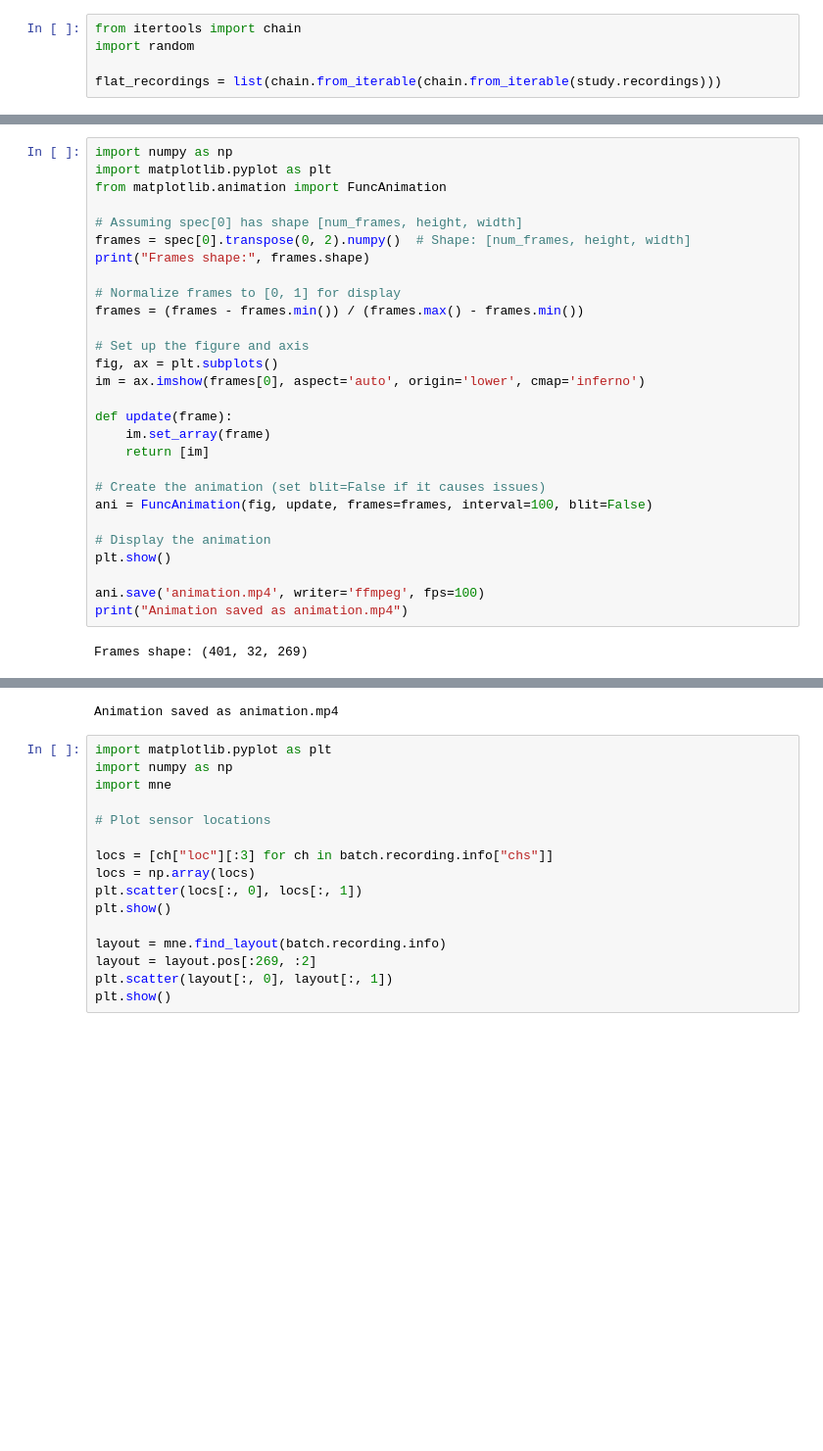
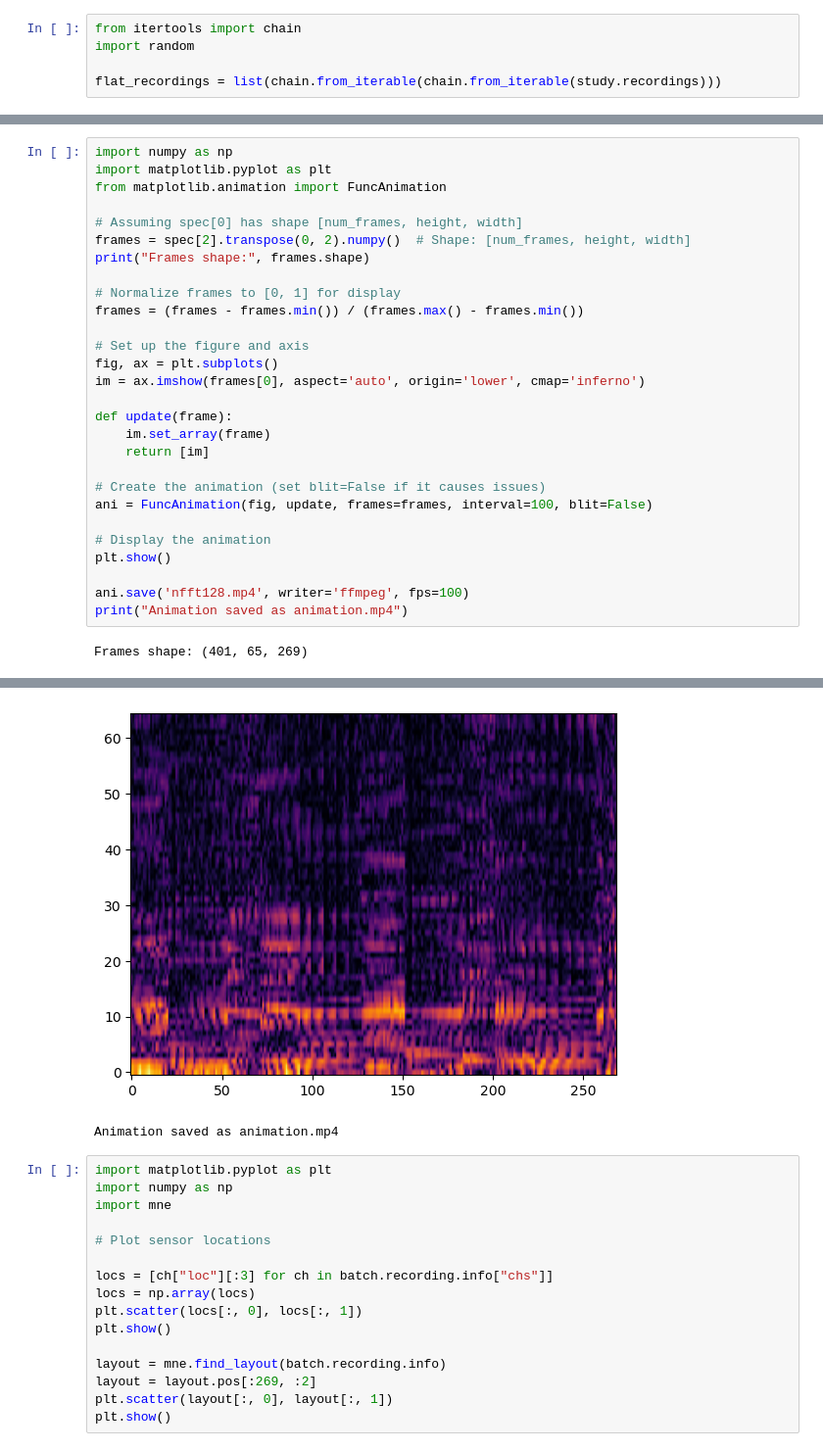
Before and after one commit to shsu04/brain-decoding, a Jupyter notebook: test.ipynb, the cells around one changed output, grey strips where cells are left out. Shown at 98% size. Cells and saved outputs as stored; diff of their text form; blank space fills up the shorter version.

```diff
--- a/test.ipynb
+++ b/test.ipynb
@@ -127,7 +144,7 @@ import matplotlib.pyplot as plt
 from matplotlib.animation import FuncAnimation
 
 # Assuming spec[0] has shape [num_frames, height, width]
-frames = spec[0].transpose(0, 2).numpy()  # Shape: [num_frames, height, width]
+frames = spec[2].transpose(0, 2).numpy()  # Shape: [num_frames, height, width]
 print("Frames shape:", frames.shape)
 
 # Normalize frames to [0, 1] for display
@@ -147,7 +164,7 @@ ani = FuncAnimation(fig, update, frames=frames, interval=100, blit=False)
 # Display the animation
 plt.show()
 
-ani.save('animation.mp4', writer='ffmpeg', fps=100)
+ani.save('nfft128.mp4', writer='ffmpeg', fps=100)
 print("Animation saved as animation.mp4")
 # %% [output]
-Frames shape: (401, 32, 269)
+Frames shape: (401, 65, 269)
@@ -156,3 +171,4 @@ Frames shape: (401, 32, 269)
+[figure, added]
 Animation saved as animation.mp4
 # %%
 import matplotlib.pyplot as plt
```
Also changed, not shown: parts of 9 cells of this notebook, 9 other files.
